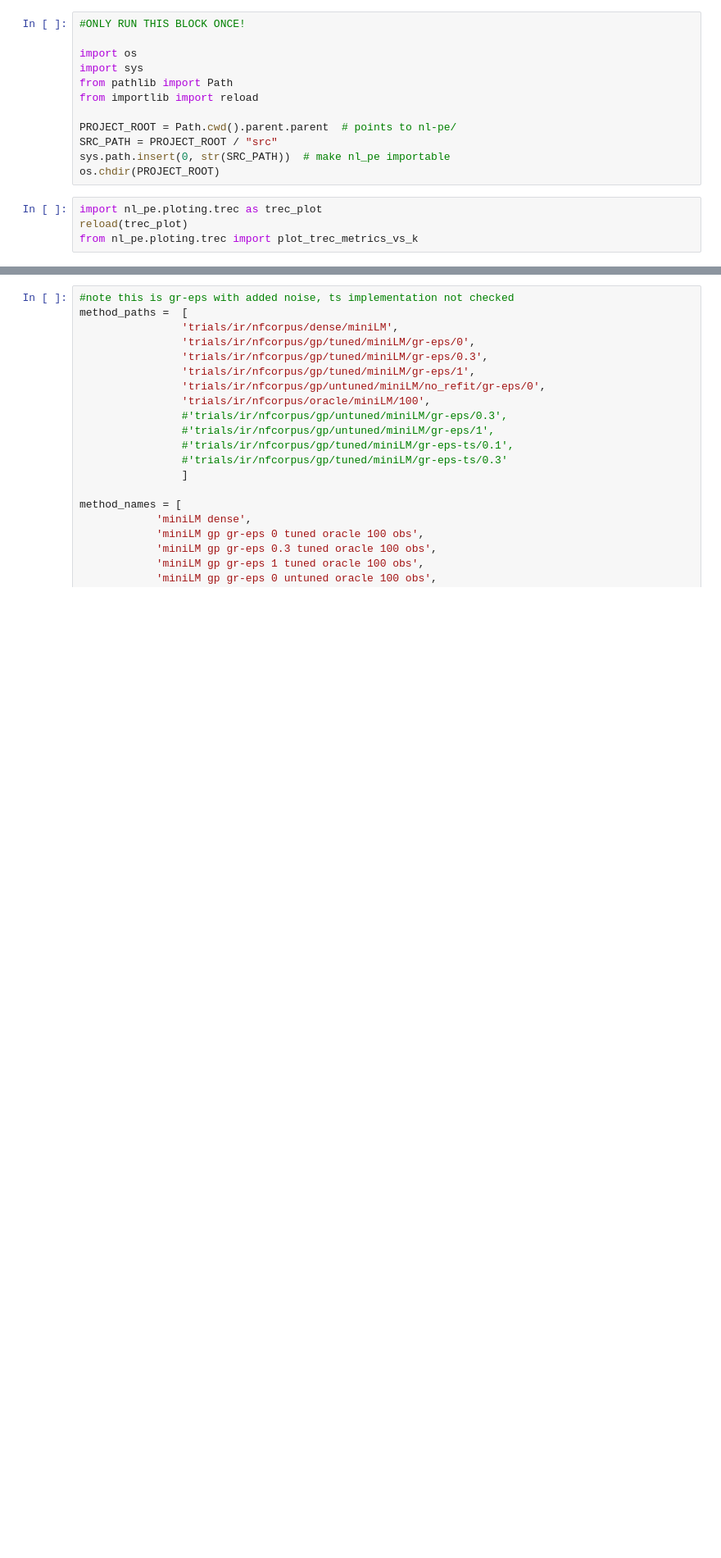
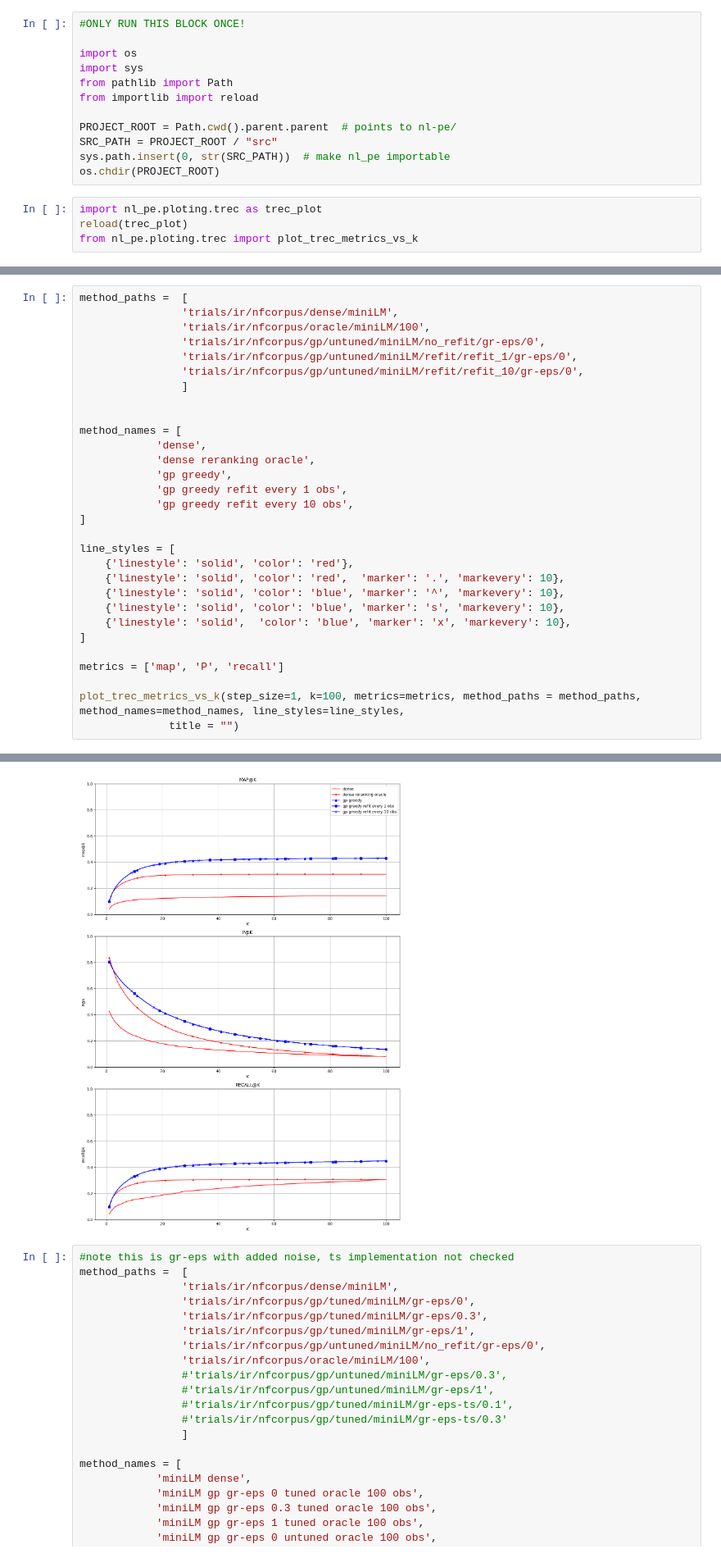
Before and after one commit to D3Mlab/nl-pe, a Jupyter notebook: notebooks/plots/trec.ipynb, the cells around one changed output, grey strips where cells are left out. Shown at 82% size. Cells and saved outputs as stored; diff of their text form; blank space fills up the shorter version.

```diff
--- a/notebooks/plots/trec.ipynb
+++ b/notebooks/plots/trec.ipynb
@@ -20,0 +69,31 @@ from nl_pe.ploting.trec import plot_trec_metrics_vs_k
+# %%
+method_paths =  [
+                'trials/ir/nfcorpus/dense/miniLM',
+                'trials/ir/nfcorpus/oracle/miniLM/100',
+                'trials/ir/nfcorpus/gp/untuned/miniLM/no_refit/gr-eps/0',
+                'trials/ir/nfcorpus/gp/untuned/miniLM/refit/refit_1/gr-eps/0',
+                'trials/ir/nfcorpus/gp/untuned/miniLM/refit/refit_10/gr-eps/0',
+                ]
+
+
+method_names = [
+            'dense',
+            'dense reranking oracle',
+            'gp greedy',
+            'gp greedy refit every 1 obs',
+            'gp greedy refit every 10 obs',
+]
+
+line_styles = [
+    {'linestyle': 'solid', 'color': 'red'},
+    {'linestyle': 'solid', 'color': 'red',  'marker': '.', 'markevery': 10},
+    {'linestyle': 'solid', 'color': 'blue', 'marker': '^', 'markevery': 10},
+    {'linestyle': 'solid', 'color': 'blue', 'marker': 's', 'markevery': 10},
+    {'linestyle': 'solid',  'color': 'blue', 'marker': 'x', 'markevery': 10},
+]
+
+metrics = ['map', 'P', 'recall']
+
+plot_trec_metrics_vs_k(step_size=1, k=100, metrics=metrics, method_paths = method_paths, method_names=method_names, line_styles=line_styles,
+              title = "")
+# %% [output]
@@ -21,3 +104,4 @@ from nl_pe.ploting.trec import plot_trec_metrics_vs_k
+[figure, added]
 # %%
 #note this is gr-eps with added noise, ts implementation not checked
 method_paths =  [
```
Also changed, not shown: parts of 7 cells of this notebook, 2 other files.
